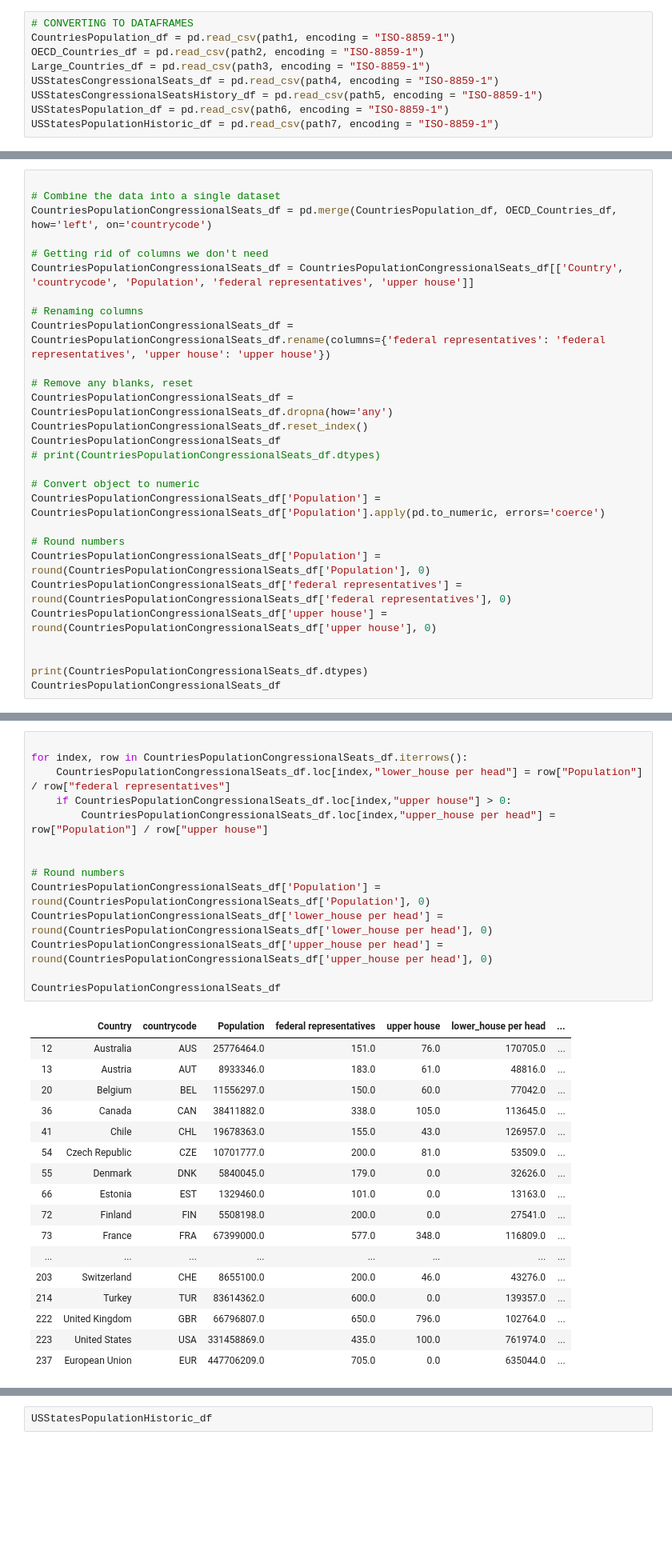
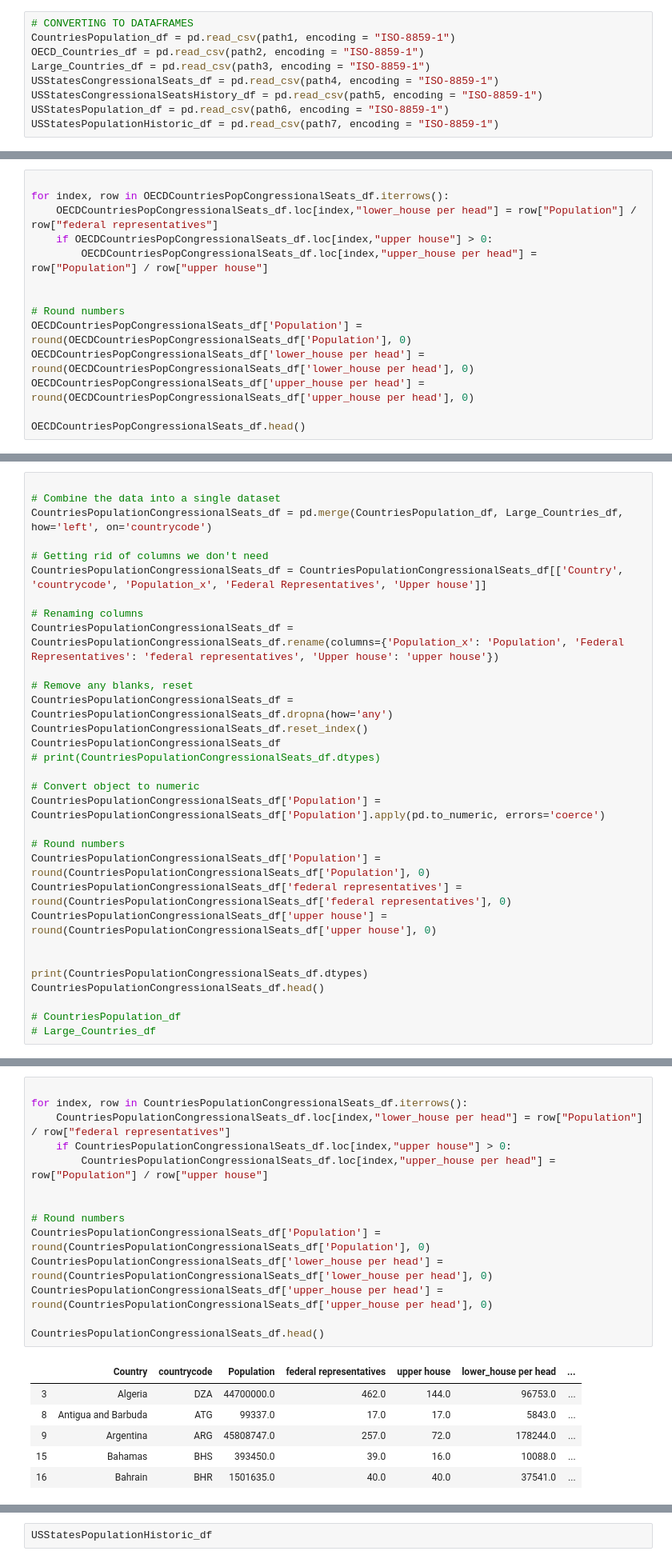
Before and after one commit to eobianyor/Representation, a Jupyter notebook: DataManipulation.ipynb, the cells around one changed output, grey strips where cells are left out. Shown: that part at 80% size. Cells and saved outputs as stored; diff of their text form; blank space fills up the shorter version.

```diff
--- a/DataManipulation.ipynb
+++ b/DataManipulation.ipynb
@@ -59,0 +96,14 @@ CountriesPopulation_df
+# %%
+
+for index, row in OECDCountriesPopCongressionalSeats_df.iterrows():
+    OECDCountriesPopCongressionalSeats_df.loc[index,"lower_house per head"] = row["Population"] / row["federal representatives"]
+    if OECDCountriesPopCongressionalSeats_df.loc[index,"upper house"] > 0:
+        OECDCountriesPopCongressionalSeats_df.loc[index,"upper_house per head"] = row["Population"] / row["upper house"]
+
+
+# Round numbers
+OECDCountriesPopCongressionalSeats_df['Population'] = round(OECDCountriesPopCongressionalSeats_df['Population'], 0)
+OECDCountriesPopCongressionalSeats_df['lower_house per head'] = round(OECDCountriesPopCongressionalSeats_df['lower_house per head'], 0)
+OECDCountriesPopCongressionalSeats_df['upper_house per head'] = round(OECDCountriesPopCongressionalSeats_df['upper_house per head'], 0)
+
+OECDCountriesPopCongressionalSeats_df.head()
@@ -60,13 +152,13 @@ CountriesPopulation_df
 # %%
 
 # Combine the data into a single dataset
-CountriesPopulationCongressionalSeats_df = pd.merge(CountriesPopulation_df, OECD_Countries_df, how='left', on='countrycode')
+CountriesPopulationCongressionalSeats_df = pd.merge(CountriesPopulation_df, Large_Countries_df, how='left', on='countrycode')
 
 # Getting rid of columns we don't need
-CountriesPopulationCongressionalSeats_df = CountriesPopulationCongressionalSeats_df[['Country', 'countrycode', 'Population', 'federal representatives', 'upper house']]
+CountriesPopulationCongressionalSeats_df = CountriesPopulationCongressionalSeats_df[['Country', 'countrycode', 'Population_x', 'Federal Representatives', 'Upper house']]
 
 # Renaming columns
-CountriesPopulationCongressionalSeats_df = CountriesPopulationCongressionalSeats_df.rename(columns={'federal representatives': 'federal representatives', 'upper house': 'upper house'})
+CountriesPopulationCongressionalSeats_df = CountriesPopulationCongressionalSeats_df.rename(columns={'Population_x': 'Population', 'Federal Representatives': 'federal representatives', 'Upper house': 'upper house'})
 
 # Remove any blanks, reset
 CountriesPopulationCongressionalSeats_df = CountriesPopulationCongressionalSeats_df.dropna(how='any')
@@ -84,7 +176,10 @@ CountriesPopulationCongressionalSeats_df['upper house'] = round(CountriesPopulat
 
 
 print(CountriesPopulationCongressionalSeats_df.dtypes)
-CountriesPopulationCongressionalSeats_df
+CountriesPopulationCongressionalSeats_df.head()
+
+# CountriesPopulation_df
+# Large_Countries_df
 # %% [output]
 Country                     object
 countrycode                 object
@@ -112,35 +196,24 @@ dtype: object
 # %%
 
 for index, row in CountriesPopulationCongressionalSeats_df.iterrows():
     CountriesPopulationCongressionalSeats_df.loc[index,"lower_house per head"] = row["Population"] / row["federal representatives"]
     if CountriesPopulationCongressionalSeats_df.loc[index,"upper house"] > 0:
         CountriesPopulationCongressionalSeats_df.loc[index,"upper_house per head"] = row["Population"] / row["upper house"]
 
 
 # Round numbers
 CountriesPopulationCongressionalSeats_df['Population'] = round(CountriesPopulationCongressionalSeats_df['Population'], 0)
 CountriesPopulationCongressionalSeats_df['lower_house per head'] = round(CountriesPopulationCongressionalSeats_df['lower_house per head'], 0)
 CountriesPopulationCongressionalSeats_df['upper_house per head'] = round(CountriesPopulationCongressionalSeats_df['upper_house per head'], 0)
 
-CountriesPopulationCongressionalSeats_df
+CountriesPopulationCongressionalSeats_df.head()
 # %% [output]
 |  | Country | countrycode | Population | federal representatives | upper house | lower_house per head | ... |
-| 12 | Australia | AUS | 25776464.0 | 151.0 | 76.0 | 170705.0 | ... |
-| 13 | Austria | AUT | 8933346.0 | 183.0 | 61.0 | 48816.0 | ... |
-| 20 | Belgium | BEL | 11556297.0 | 150.0 | 60.0 | 77042.0 | ... |
-| 36 | Canada | CAN | 38411882.0 | 338.0 | 105.0 | 113645.0 | ... |
-| 41 | Chile | CHL | 19678363.0 | 155.0 | 43.0 | 126957.0 | ... |
-| 54 | Czech Republic | CZE | 10701777.0 | 200.0 | 81.0 | 53509.0 | ... |
-| 55 | Denmark | DNK | 5840045.0 | 179.0 | 0.0 | 32626.0 | ... |
-| 66 | Estonia | EST | 1329460.0 | 101.0 | 0.0 | 13163.0 | ... |
-| 72 | Finland | FIN | 5508198.0 | 200.0 | 0.0 | 27541.0 | ... |
-| 73 | France | FRA | 67399000.0 | 577.0 | 348.0 | 116809.0 | ... |
-| ... | ... | ... | ... | ... | ... | ... | ... |
-| 203 | Switzerland | CHE | 8655100.0 | 200.0 | 46.0 | 43276.0 | ... |
-| 214 | Turkey | TUR | 83614362.0 | 600.0 | 0.0 | 139357.0 | ... |
-| 222 | United Kingdom | GBR | 66796807.0 | 650.0 | 796.0 | 102764.0 | ... |
-| 223 | United States | USA | 331458869.0 | 435.0 | 100.0 | 761974.0 | ... |
-| 237 | European Union | EUR | 447706209.0 | 705.0 | 0.0 | 635044.0 | ... |
+| 3 | Algeria | DZA | 44700000.0 | 462.0 | 144.0 | 96753.0 | ... |
+| 8 | Antigua and Barbuda | ATG | 99337.0 | 17.0 | 17.0 | 5843.0 | ... |
+| 9 | Argentina | ARG | 45808747.0 | 257.0 | 72.0 | 178244.0 | ... |
+| 15 | Bahamas | BHS | 393450.0 | 39.0 | 16.0 | 10088.0 | ... |
+| 16 | Bahrain | BHR | 1501635.0 | 40.0 | 40.0 | 37541.0 | ... |
 # %%
 # GENERATE BAR PLOT FOR LOWER HOUSE
 # Getting rid of columns we don't need
```
Also changed, not shown: parts of 12 cells of this notebook, 1 other file.
